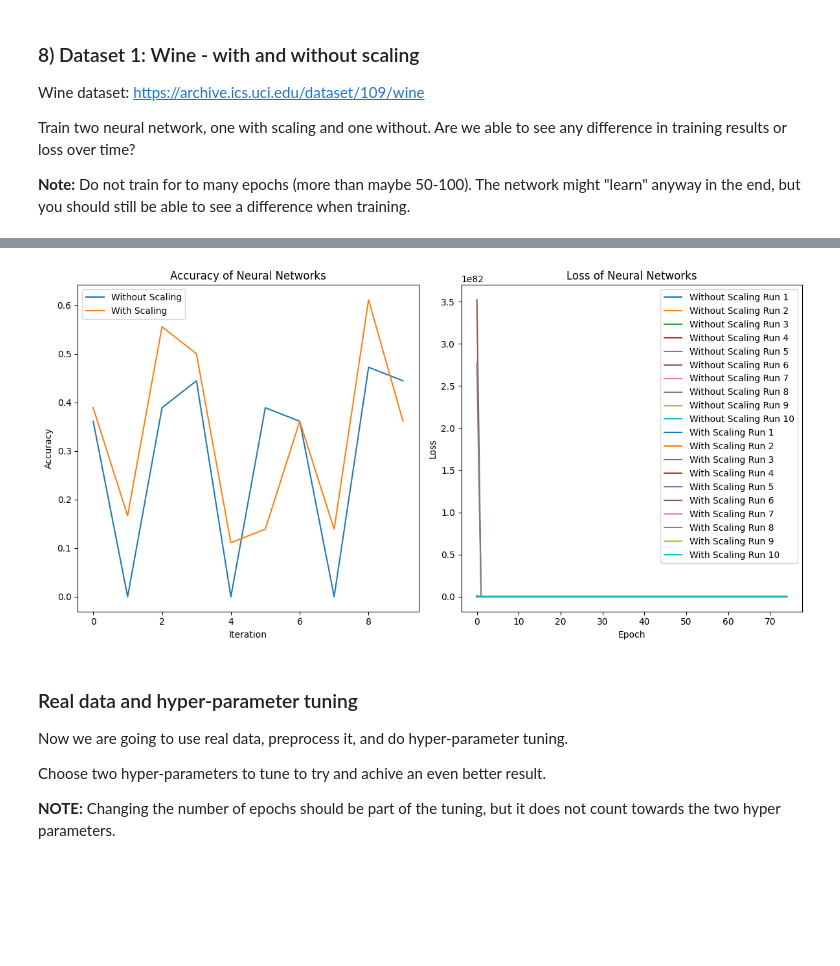
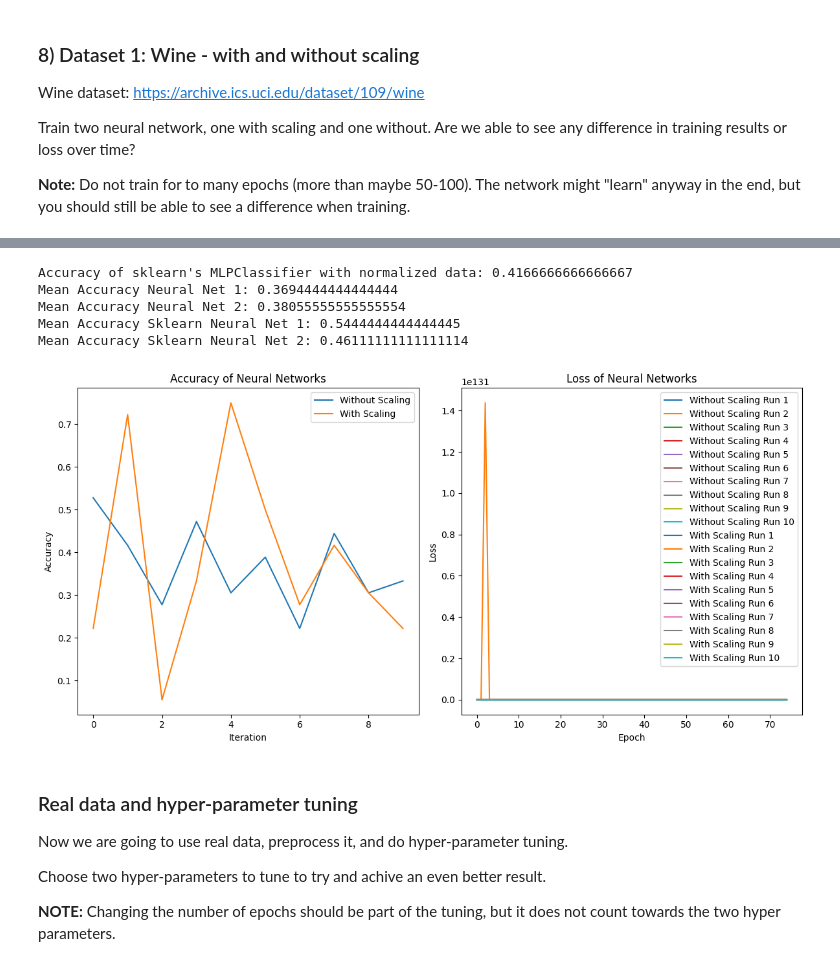
Before and after one commit to JoelScarinius/Neural_Network, a Jupyter notebook: ML-Assignment_3_Joel_Scarinius_Stavmo.ipynb, the cells around one changed output, grey strips where cells are left out. Saved outputs shown, nothing was run; the diff lists cells and outputs as text; code cells hidden in the pictures; blank space fills up the shorter version.

```diff
--- a/ML-Assignment_3_Joel_Scarinius_Stavmo.ipynb
+++ b/ML-Assignment_3_Joel_Scarinius_Stavmo.ipynb
@@ -429,7 +429,7 @@ from sklearn.model_selection import train_test_split
 from sklearn.metrics import accuracy_score
 from sklearn.neural_network import MLPClassifier
 
-data_wine = pd.read_csv("wine.csv", skiprows=[1]).to_numpy()
+# data_wine = pd.read_csv("iris.csv", skiprows=[1]).to_numpy()
 features = data_wine[:, :-1]
 labels = data_wine[:, -1:]
 
@@ -474,13 +474,13 @@ for _ in range(RUNS):
     losses_nn2.append(loss_2)
 
     y_pred = nn1.forward(X_test)
-    y_pred = np.argmax(y_pred, axis=1)
+    y_pred = np.argmax(y_pred, axis=1) + 1
     accuracy_nn1 = accuracy_score(y_true=y_test, y_pred=y_pred)
     print("Accuracy Neural Net 1:", accuracy_nn1)
     accuracies_nn1.append(accuracy_nn1)
 
     y_pred_norm = nn2.forward(X_test_norm)
-    y_pred_norm = np.argmax(y_pred_norm, axis=1)
+    y_pred_norm = np.argmax(y_pred_norm, axis=1) + 1
     accuracy_nn2 = accuracy_score(y_true=y_test, y_pred=y_pred_norm)
     print("Accuracy Neural Net 2:", accuracy_nn2)
     accuracies_nn2.append(accuracy_nn2)
@@ -604,4 +604,9 @@ Mean Accuracy Sklearn Neural Net 2: 0.41944444444444445
+Accuracy of sklearn's MLPClassifier with normalized data: 0.4166666666666667
+Mean Accuracy Neural Net 1: 0.3694444444444444
+Mean Accuracy Neural Net 2: 0.38055555555555554
+Mean Accuracy Sklearn Neural Net 1: 0.5444444444444445
+Mean Accuracy Sklearn Neural Net 2: 0.46111111111111114
-[figure, old version]
+[figure, new version]
 # %% [markdown]
 ### Real data and hyper-parameter tuning
 
```
Also changed, not shown: parts of 2 cells of this notebook.
